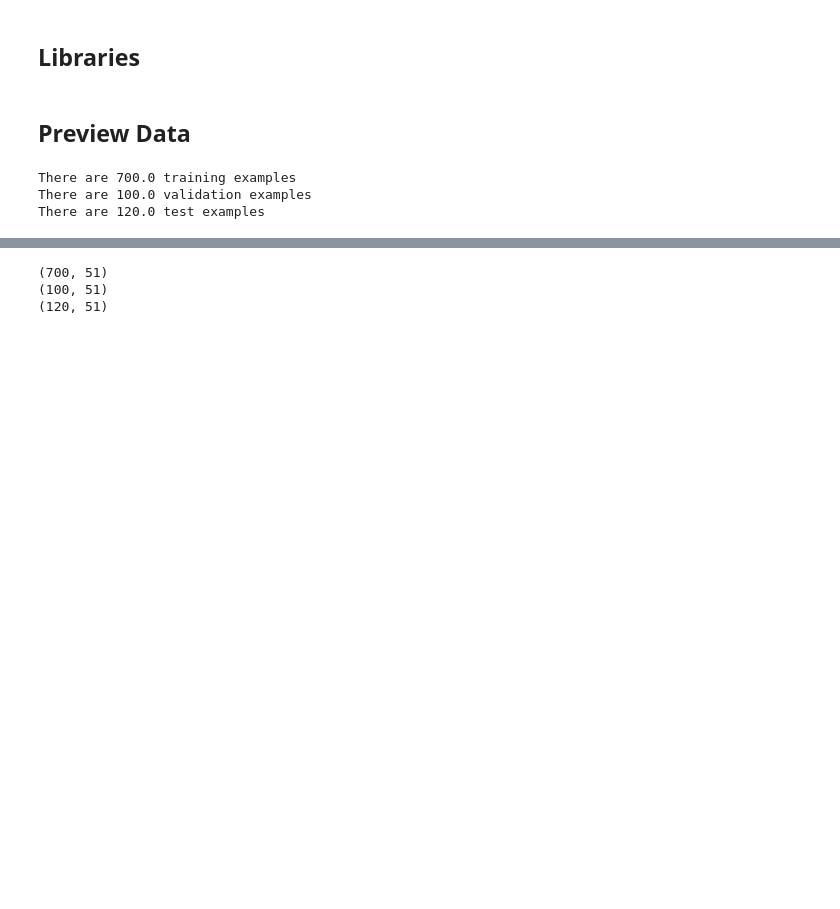
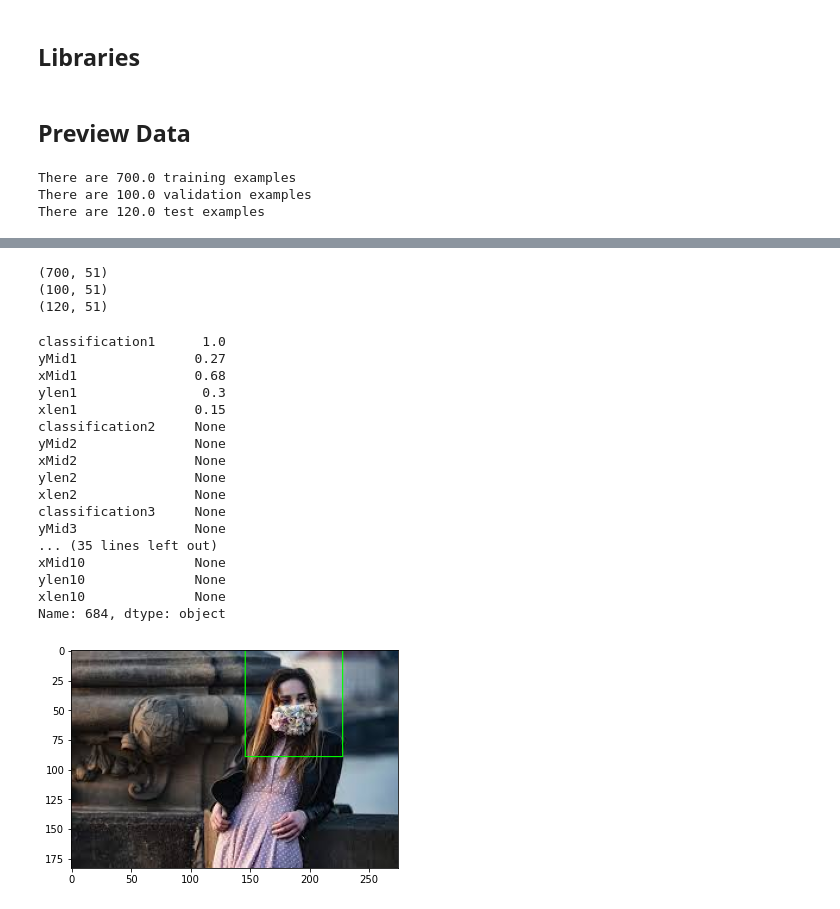
Before and after one commit to pprestridge/FaceMaskDetection, a Jupyter notebook: FaceMaskDetection.ipynb, the cells around one changed output, grey strips where cells are left out. Cells and saved outputs as stored; diff of their text form; code cells hidden in the pictures; blank space fills up the shorter version.

```diff
--- a/FaceMaskDetection.ipynb
+++ b/FaceMaskDetection.ipynb
@@ -181,7 +181,7 @@ def DataFrameMaker():
                 for j in range(len(columns)):
                     keyName = columns[j] + str(i+1)
                     if i < cutoff:
-                        entry.update({keyName:[columnVals[j][i]]})
+                        entry.update({keyName:round(columnVals[j][i],2)})
                     else:
                         entry.update({keyName:None})
 
@@ -192,17 +192,17 @@ def DataFrameMaker():
                 if "trainDF" in locals():
                     trainDF = trainDF.append(entry,  ignore_index=True)
                 else:
-                    trainDF = pd.DataFrame(entry)
+                    trainDF = pd.DataFrame(entry, index=[0])
             if dataType == "valid":
                 if "validDF" in locals():
                     validDF = validDF.append(entry, sort=False, ignore_index=True)
                 else:
-                    validDF = pd.DataFrame(entry)
+                    validDF = pd.DataFrame(entry, index=[0])
             if dataType == "test":
                 if "testDF" in locals():
                     testDF = testDF.append(entry, sort=False, ignore_index=True)
                 else:
-                    testDF = pd.DataFrame(entry)
+                    testDF = pd.DataFrame(entry, index=[0])
 
 
             #Remove the first file pair
@@ -212,11 +212,38 @@ def DataFrameMaker():
     return trainDF, validDF, testDF
 # %%
 trainDF, validDF, testDF = DataFrameMaker()
+
+# Check Sizes
+print(trainDF.shape)
+print(validDF.shape)
+print(testDF.shape)
+# %% [output]
+(700, 51)
+(100, 51)
+(120, 51)
 # %%
-print(trainDF.shape)
-print(validDF.shape)
-print(testDF.shape)
+#Check an random training Example
+training_example = random.randint(0, len(trainDF))
+training_example = trainDF.iloc[training_example]
+training_image = drawBoundingBoxes(training_example["FilePath"])
+plt.imshow(training_image)
+print(training_example[1:])
 # %% [output]
-(700, 51)
-(100, 51)
-(120, 51)
+classification1      1.0
+yMid1               0.27
+xMid1               0.68
+ylen1                0.3
+xlen1               0.15
+classification2     None
+yMid2               None
+xMid2               None
+ylen2               None
+xlen2               None
+classification3     None
+yMid3               None
+... (35 lines left out)
+xMid10              None
+ylen10              None
+xlen10              None
+Name: 684, dtype: object
+[figure, added]
```
Also changed, not shown: parts of 9 cells of this notebook.
